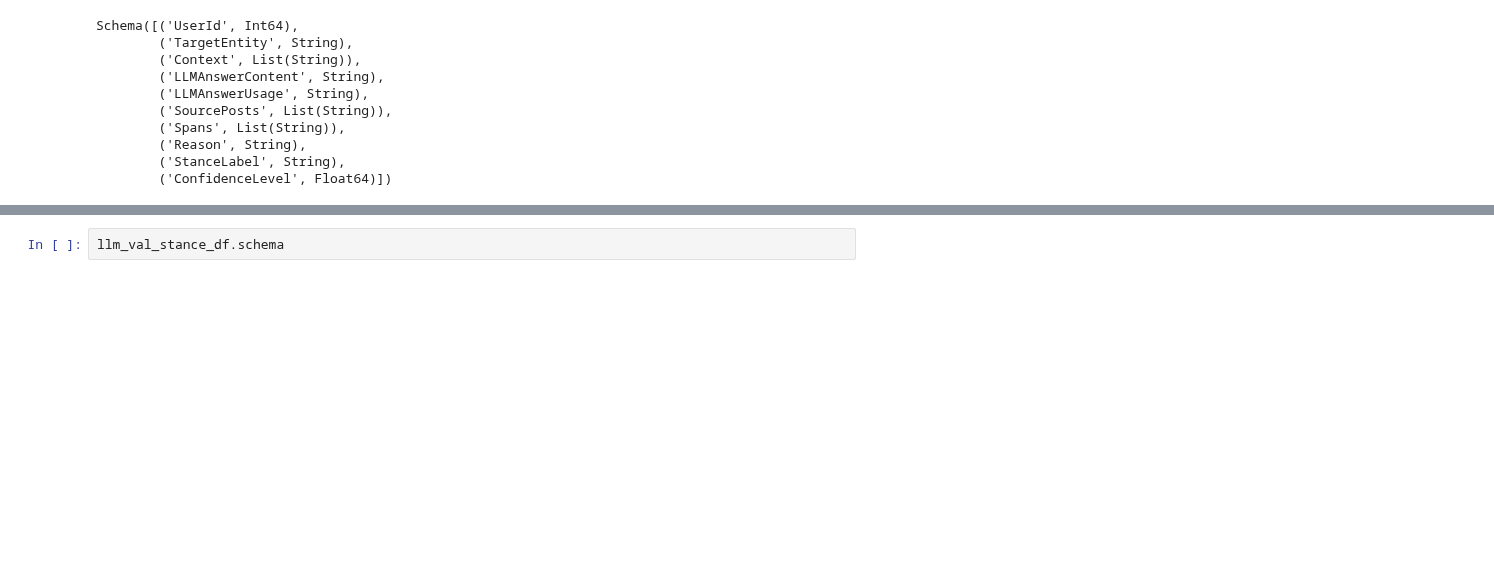
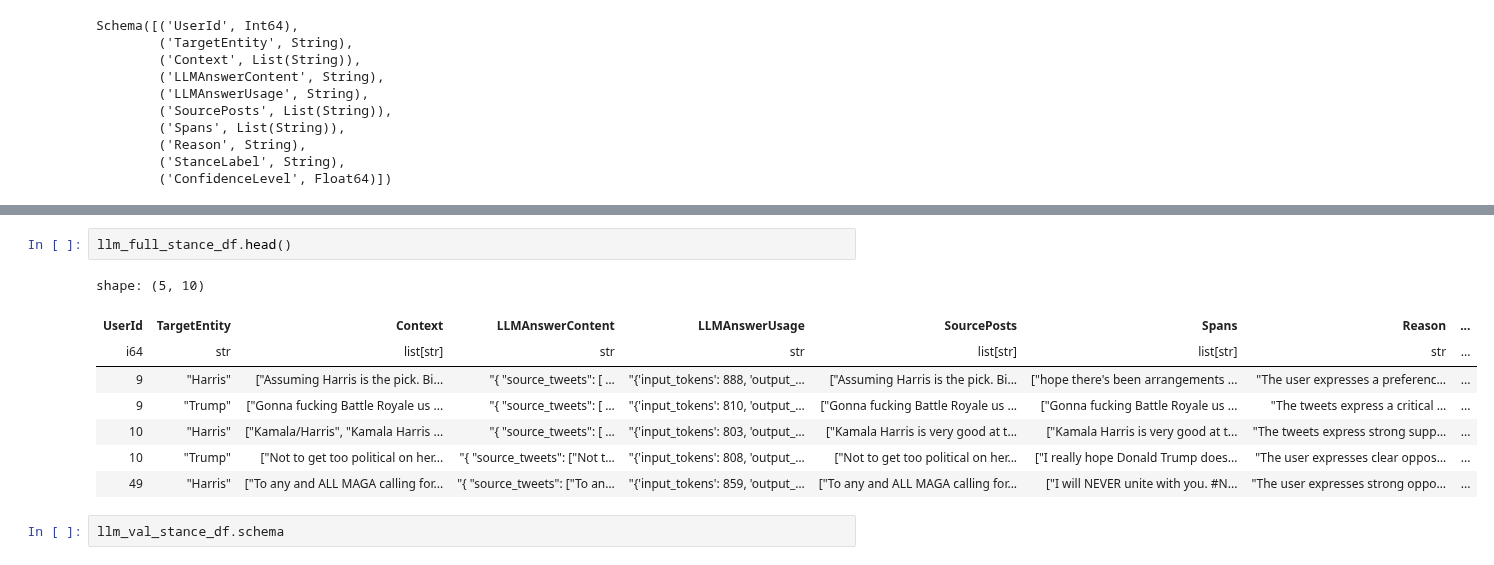
Before and after one commit to dredredre20/Thesis_Repository, a Jupyter notebook: Bluesky Test/Politsky24_Test.ipynb, the cells around one changed output, grey strips where cells are left out. Cells and saved outputs as stored; diff of their text form; blank space fills up the shorter version.

```diff
--- a/Bluesky Test/Politsky24_Test.ipynb
+++ b/Bluesky Test/Politsky24_Test.ipynb
@@ -141,3 +177,14 @@ Schema([('UserId', Int64),
+# %%
+llm_full_stance_df.head()
+# %% [output]
+shape: (5, 10)
+| UserId | TargetEntity | Context | LLMAnswerContent | LLMAnswerUsage | SourcePosts | Spans | Reason | ... |
+| i64 | str | list[str] | str | str | list[str] | list[str] | str | ... |
+| 9 | "Harris" | ["Assuming Harris is the pick. Bi... | "{ "source_tweets": [ … | "{'input_tokens': 888, 'output_… | ["Assuming Harris is the pick. Bi... | ["hope there's been arrangements ... | "The user expresses a preferenc… | ... |
+| 9 | "Trump" | ["Gonna fucking Battle Royale us ... | "{ "source_tweets": [ … | "{'input_tokens': 810, 'output_… | ["Gonna fucking Battle Royale us ... | ["Gonna fucking Battle Royale us ... | "The tweets express a critical … | ... |
+| 10 | "Harris" | ["Kamala/Harris", "Kamala Harris ... | "{ "source_tweets": [ … | "{'input_tokens': 803, 'output_… | ["Kamala Harris is very good at t... | ["Kamala Harris is very good at t... | "The tweets express strong supp… | ... |
+| 10 | "Trump" | ["Not to get too political on her... | "{ "source_tweets": ["Not t… | "{'input_tokens': 808, 'output_… | ["Not to get too political on her... | ["I really hope Donald Trump does... | "The user expresses clear oppos… | ... |
+| 49 | "Harris" | ["To any and ALL MAGA calling for... | "{ "source_tweets": ["To an… | "{'input_tokens': 859, 'output_… | ["To any and ALL MAGA calling for... | ["I will NEVER unite with you. #N... | "The user expresses strong oppo… | ... |
 # %%
 llm_val_stance_df.schema
 # %% [output]
```
Also changed, not shown: parts of 14 cells of this notebook.
